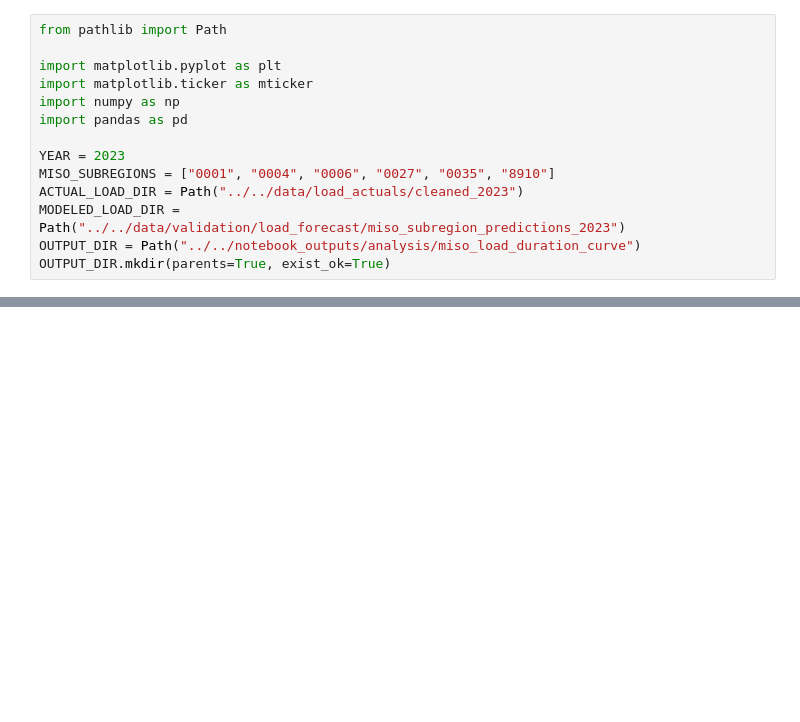
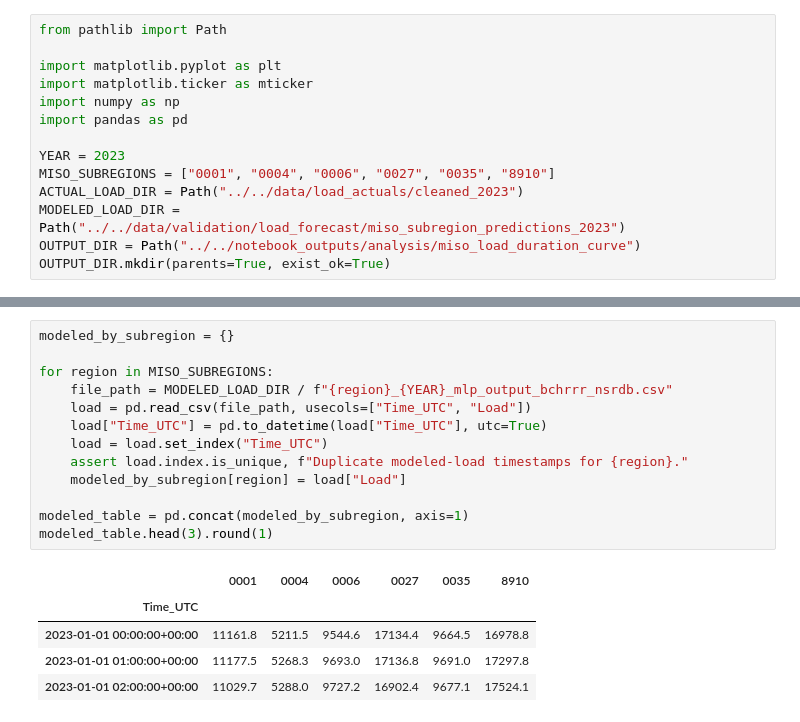
Before and after one commit to charliephillips4201/wxdata-notebooks, a Jupyter notebook: notebooks/analysis/miso_load_duration_curve.ipynb, the cells around one changed output, grey strips where cells are left out. Drawn from its saved outputs; the diff is of its cells as text; blank space fills up the shorter version.

```diff
--- a/notebooks/analysis/miso_load_duration_curve.ipynb
+++ b/notebooks/analysis/miso_load_duration_curve.ipynb
@@ -60,0 +91,19 @@ modeled_sorted = np.sort(hourly["modeled_load_mw"].to_numpy())[::-1]
+# %%
+modeled_by_subregion = {}
+
+for region in MISO_SUBREGIONS:
+    file_path = MODELED_LOAD_DIR / f"{region}_{YEAR}_mlp_output_bchrrr_nsrdb.csv"
+    load = pd.read_csv(file_path, usecols=["Time_UTC", "Load"])
+    load["Time_UTC"] = pd.to_datetime(load["Time_UTC"], utc=True)
+    load = load.set_index("Time_UTC")
+    assert load.index.is_unique, f"Duplicate modeled-load timestamps for {region}."
+    modeled_by_subregion[region] = load["Load"]
+
+modeled_table = pd.concat(modeled_by_subregion, axis=1)
+modeled_table.head(3).round(1)
+# %% [output]
+|  | 0001 | 0004 | 0006 | 0027 | 0035 | 8910 |
+| Time_UTC |  |  |  |  |  |  |
+| 2023-01-01 00:00:00+00:00 | 11161.8 | 5211.5 | 9544.6 | 17134.4 | 9664.5 | 16978.8 |
+| 2023-01-01 01:00:00+00:00 | 11177.5 | 5268.3 | 9693.0 | 17136.8 | 9691.0 | 17297.8 |
+| 2023-01-01 02:00:00+00:00 | 11029.7 | 5288.0 | 9727.2 | 16902.4 | 9677.1 | 17524.1 |
```
Also changed, not shown: parts of 17 cells of this notebook.
